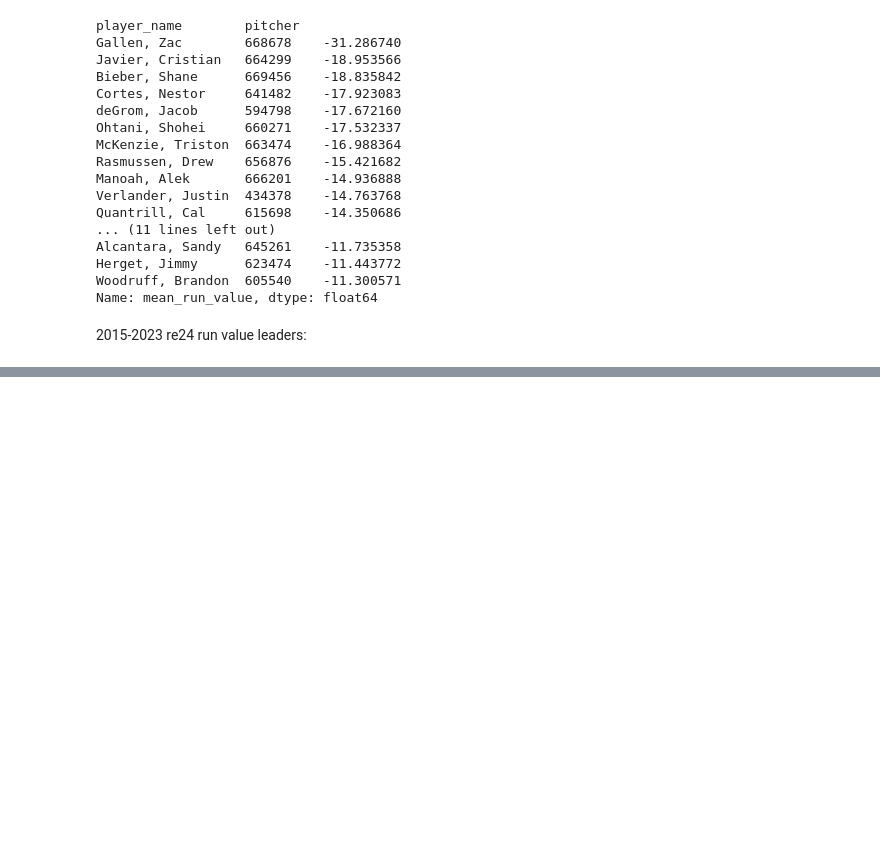
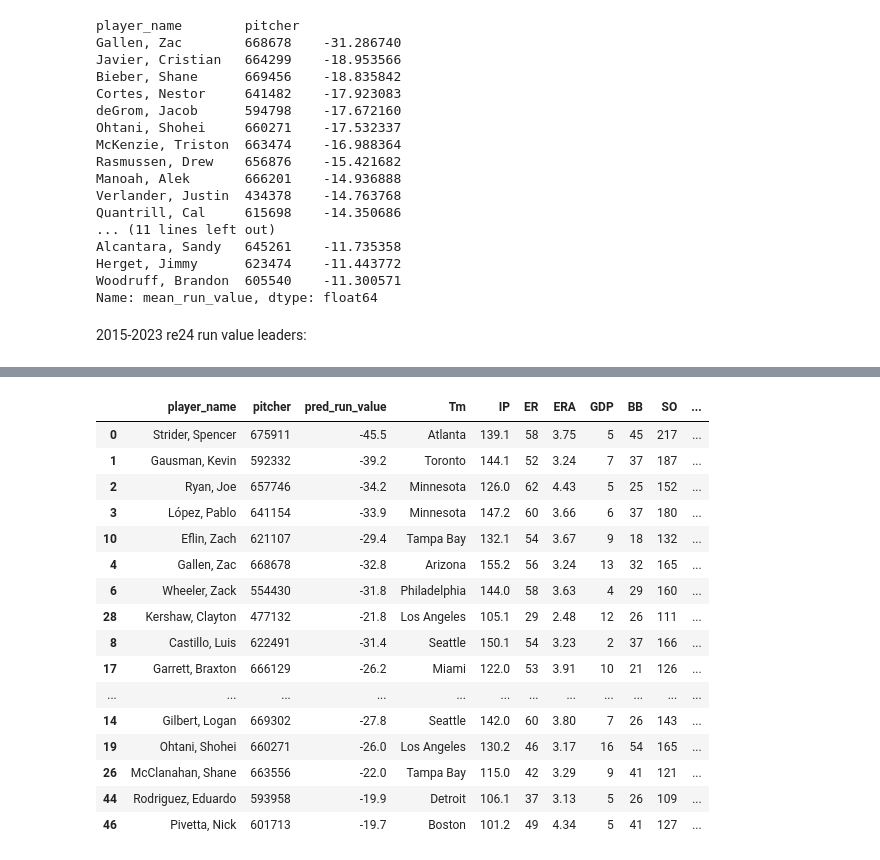
Before and after one commit to sam-walsh/xERA_plus, a Jupyter notebook: xERA_plus.ipynb, the cells around one changed output, grey strips where cells are left out. Cells and saved outputs as stored; diff of their text form; code cells hidden in the pictures; blank space fills up the shorter version.

```diff
--- a/xERA_plus.ipynb
+++ b/xERA_plus.ipynb
@@ -155,0 +330,20 @@ ValueError: Unknown label type: 'continuous'
+# %%
+df_23.loc[df_23['IP'] > 100].sort_values(by='xRV/BF').head(20)
+# %% [output]
+|  | player_name | pitcher | pred_run_value | Tm | IP | ER | ERA | GDP | BB | SO | ... |
+| 0 | Strider, Spencer | 675911 | -45.5 | Atlanta | 139.1 | 58 | 3.75 | 5 | 45 | 217 | ... |
+| 1 | Gausman, Kevin | 592332 | -39.2 | Toronto | 144.1 | 52 | 3.24 | 7 | 37 | 187 | ... |
+| 2 | Ryan, Joe | 657746 | -34.2 | Minnesota | 126.0 | 62 | 4.43 | 5 | 25 | 152 | ... |
+| 3 | López, Pablo | 641154 | -33.9 | Minnesota | 147.2 | 60 | 3.66 | 6 | 37 | 180 | ... |
+| 10 | Eflin, Zach | 621107 | -29.4 | Tampa Bay | 132.1 | 54 | 3.67 | 9 | 18 | 132 | ... |
+| 4 | Gallen, Zac | 668678 | -32.8 | Arizona | 155.2 | 56 | 3.24 | 13 | 32 | 165 | ... |
+| 6 | Wheeler, Zack | 554430 | -31.8 | Philadelphia | 144.0 | 58 | 3.63 | 4 | 29 | 160 | ... |
+| 28 | Kershaw, Clayton | 477132 | -21.8 | Los Angeles | 105.1 | 29 | 2.48 | 12 | 26 | 111 | ... |
+| 8 | Castillo, Luis | 622491 | -31.4 | Seattle | 150.1 | 54 | 3.23 | 2 | 37 | 166 | ... |
+| 17 | Garrett, Braxton | 666129 | -26.2 | Miami | 122.0 | 53 | 3.91 | 10 | 21 | 126 | ... |
+| ... | ... | ... | ... | ... | ... | ... | ... | ... | ... | ... | ... |
+| 14 | Gilbert, Logan | 669302 | -27.8 | Seattle | 142.0 | 60 | 3.80 | 7 | 26 | 143 | ... |
+| 19 | Ohtani, Shohei | 660271 | -26.0 | Los Angeles | 130.2 | 46 | 3.17 | 16 | 54 | 165 | ... |
+| 26 | McClanahan, Shane | 663556 | -22.0 | Tampa Bay | 115.0 | 42 | 3.29 | 9 | 41 | 121 | ... |
+| 44 | Rodriguez, Eduardo | 593958 | -19.9 | Detroit | 106.1 | 37 | 3.13 | 5 | 26 | 109 | ... |
+| 46 | Pivetta, Nick | 601713 | -19.7 | Boston | 101.2 | 49 | 4.34 | 5 | 41 | 127 | ... |
```
Also changed, not shown: parts of 37 cells of this notebook.
